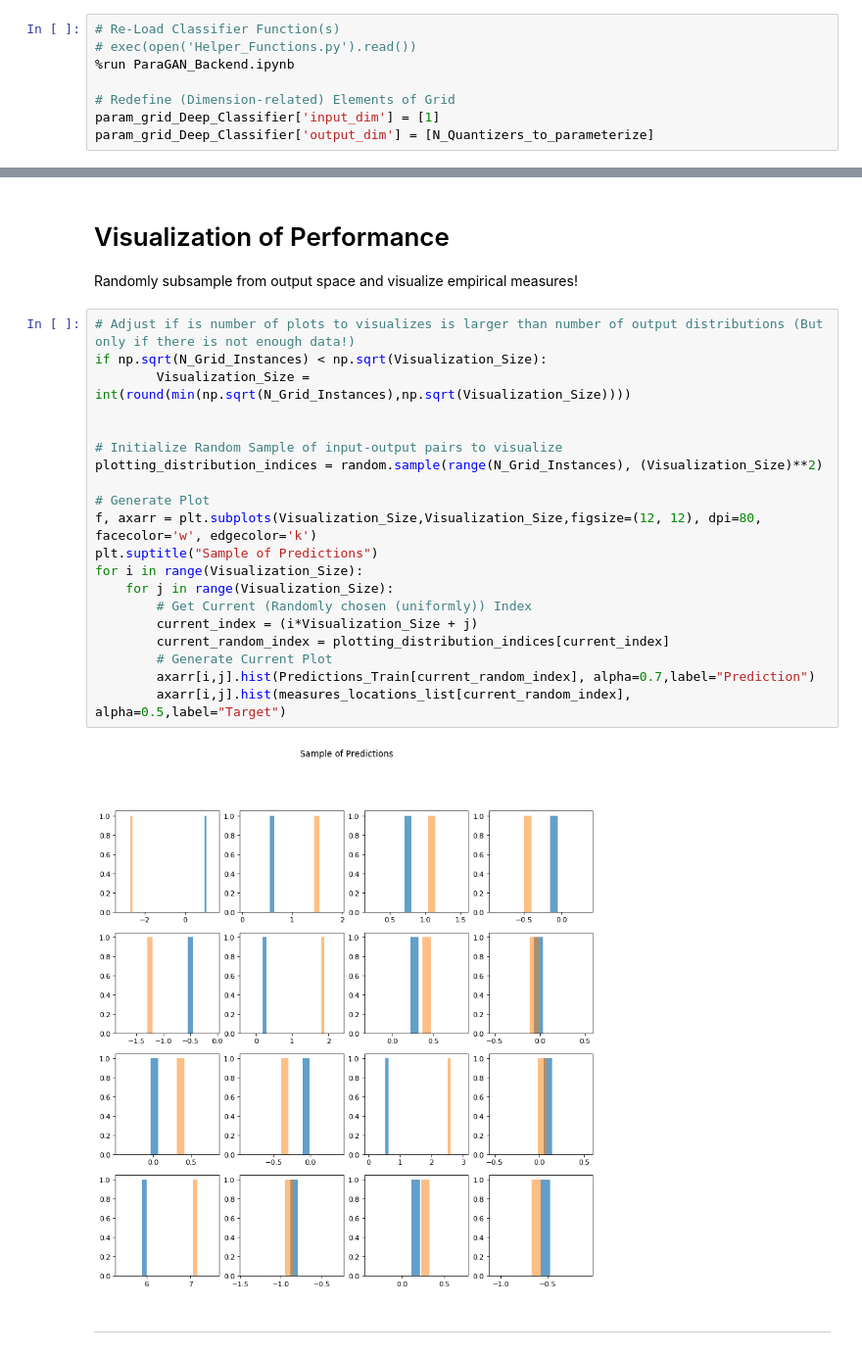
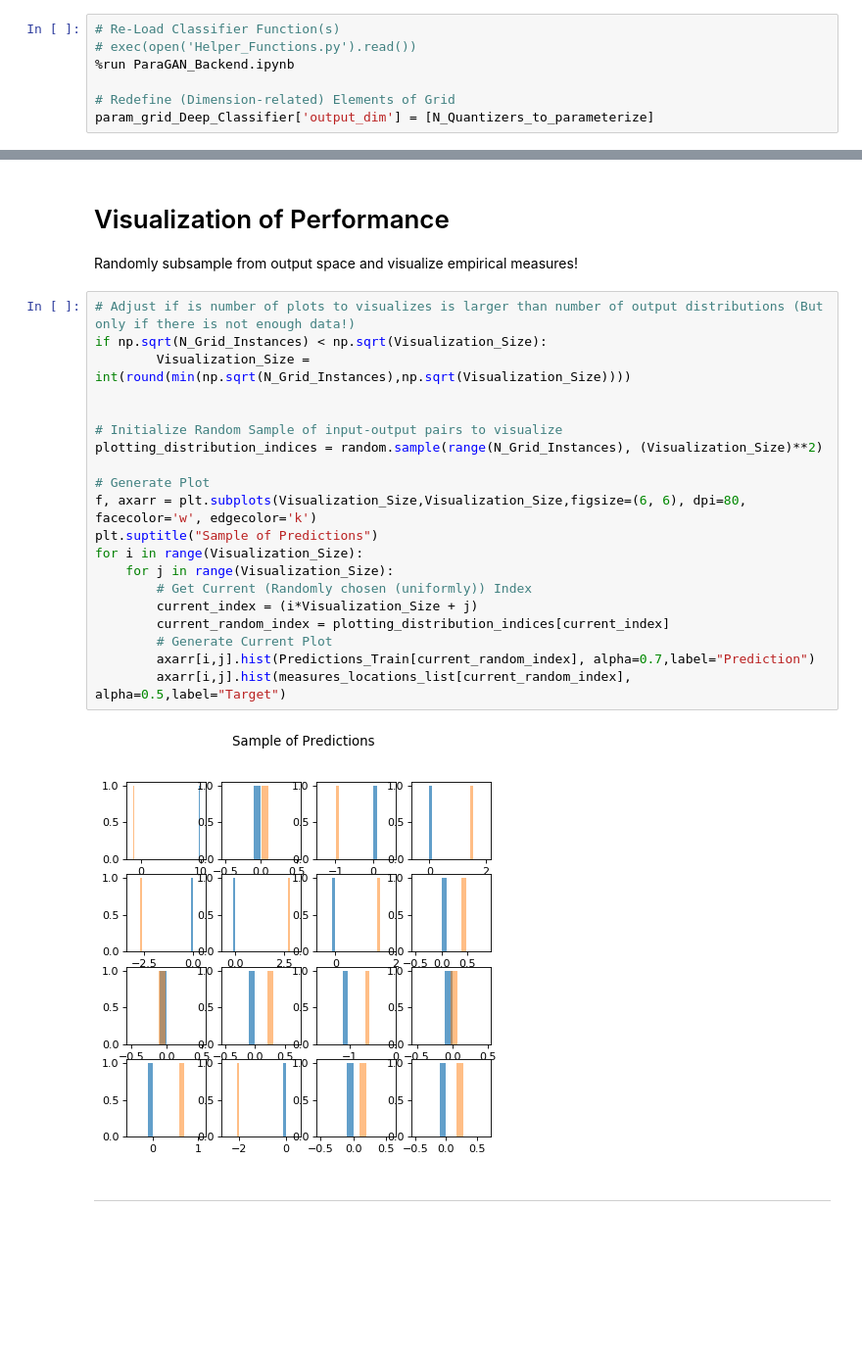
Before and after one commit to AnastasisKratsios/UniversalProcesses, a Jupyter notebook: Universal_Processes_Trainer.ipynb, the cells around one changed output, grey strips where cells are left out. Shown at 98% size. Cells and saved outputs as stored; diff of their text form; blank space fills up the shorter version.

```diff
--- a/Universal_Processes_Trainer.ipynb
+++ b/Universal_Processes_Trainer.ipynb
@@ -289,7 +289,6 @@ Re-Load Grid and Redefine Relevant Input/Output dimensions in dictionary.
 %run ParaGAN_Backend.ipynb
 
 # Redefine (Dimension-related) Elements of Grid
-param_grid_Deep_Classifier['input_dim'] = [1]
 param_grid_Deep_Classifier['output_dim'] = [N_Quantizers_to_parameterize]
 # %% [output]
 Deep Classifier - Ready
@@ -377,25 +362,25 @@ Randomly subsample from output space and visualize empirical measures!
 # %%
 # Adjust if is number of plots to visualizes is larger than number of output distributions (But only if there is not enough data!)
 if np.sqrt(N_Grid_Instances) < np.sqrt(Visualization_Size):
         Visualization_Size = int(round(min(np.sqrt(N_Grid_Instances),np.sqrt(Visualization_Size))))
 
 
 # Initialize Random Sample of input-output pairs to visualize
 plotting_distribution_indices = random.sample(range(N_Grid_Instances), (Visualization_Size)**2)
 
 # Generate Plot
-f, axarr = plt.subplots(Visualization_Size,Visualization_Size,figsize=(12, 12), dpi=80, facecolor='w', edgecolor='k')
+f, axarr = plt.subplots(Visualization_Size,Visualization_Size,figsize=(6, 6), dpi=80, facecolor='w', edgecolor='k')
 plt.suptitle("Sample of Predictions")
 for i in range(Visualization_Size):
     for j in range(Visualization_Size):
         # Get Current (Randomly chosen (uniformly)) Index
         current_index = (i*Visualization_Size + j)
         current_random_index = plotting_distribution_indices[current_index]
         # Generate Current Plot
         axarr[i,j].hist(Predictions_Train[current_random_index], alpha=0.7,label="Prediction")
         axarr[i,j].hist(measures_locations_list[current_random_index], alpha=0.5,label="Target")
 # %% [output]
-[figure, old version]
+[figure, new version]
 # %% [markdown]
 ---
 # %% [markdown]
```
Also changed, not shown: parts of 3 cells of this notebook, 2 other files.
